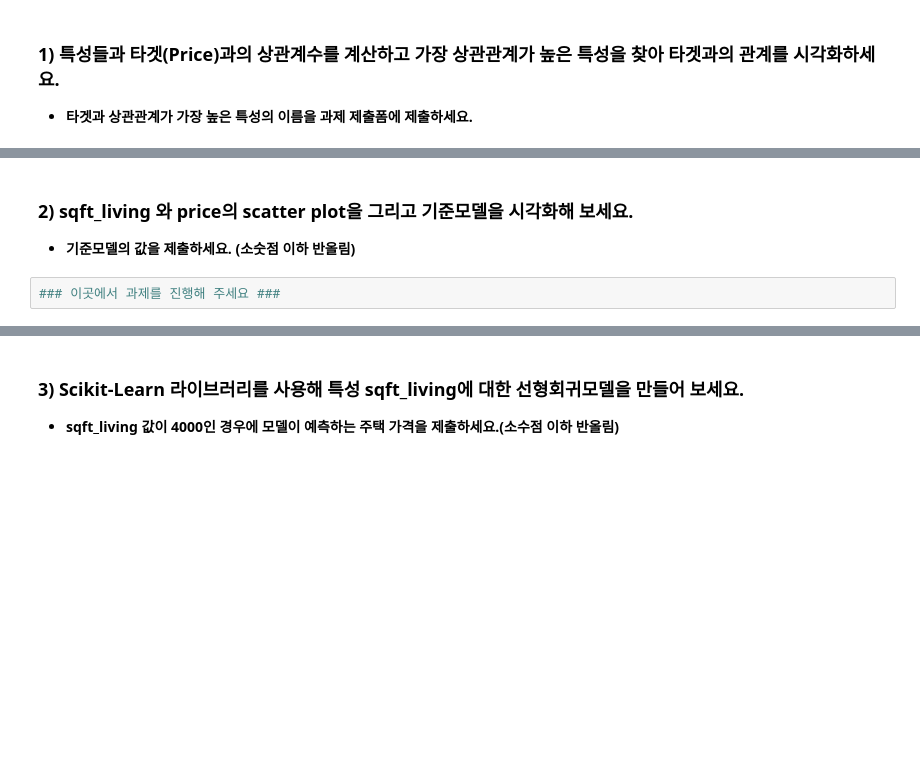
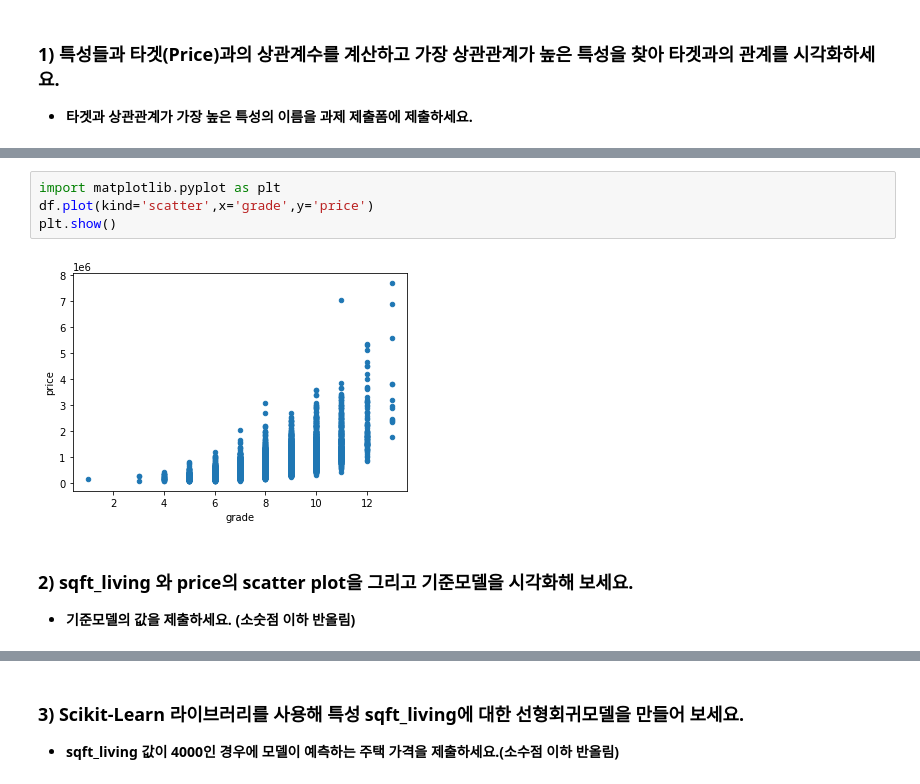
Before and after one commit to ttogle918/ds-zip, a Jupyter notebook: n211-simple-regression/n211a-simple-regression.ipynb, the cells around one changed output, grey strips where cells are left out. Saved outputs shown, nothing was run; the diff lists cells and outputs as text; blank space fills up the shorter version.

```diff
--- a/n211-simple-regression/n211a-simple-regression.ipynb
+++ b/n211-simple-regression/n211a-simple-regression.ipynb
@@ -26,5 +58,9 @@ df = pd.read_csv('https://ds-lecture-data.s3.ap-northeast-2.amazonaws.com/kc_hou
+# %%
+import matplotlib.pyplot as plt
+df.plot(kind='scatter',x='grade',y='price')
+plt.show()
+# %% [output]
+[figure, added]
 # %% [markdown]
 ### 2) sqft_living 와 price의 scatter plot을 그리고 기준모델을 시각화해 보세요.
 - **기준모델의 값을 제출하세요. (소숫점 이하 반올림)**
-# %%
-### 이곳에서 과제를 진행해 주세요 ###
```
Also changed, not shown: parts of 20 cells of this notebook.
